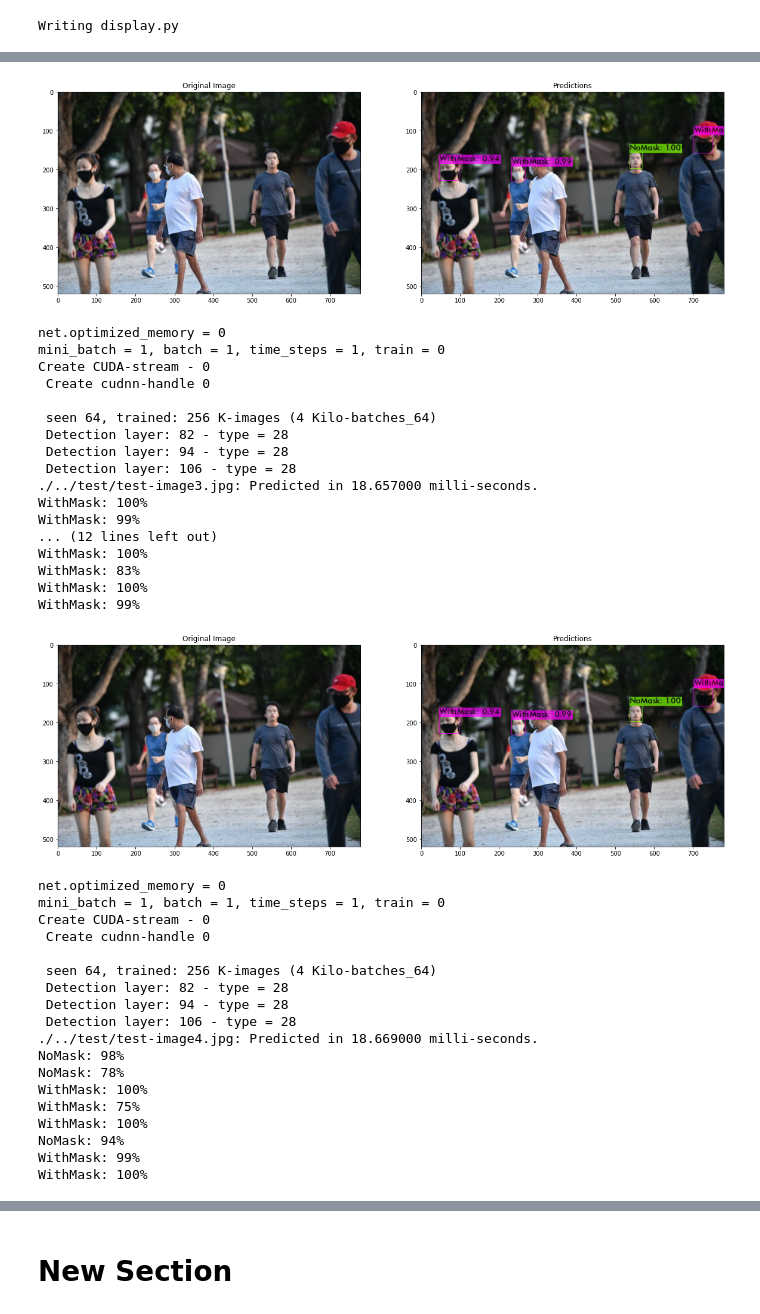
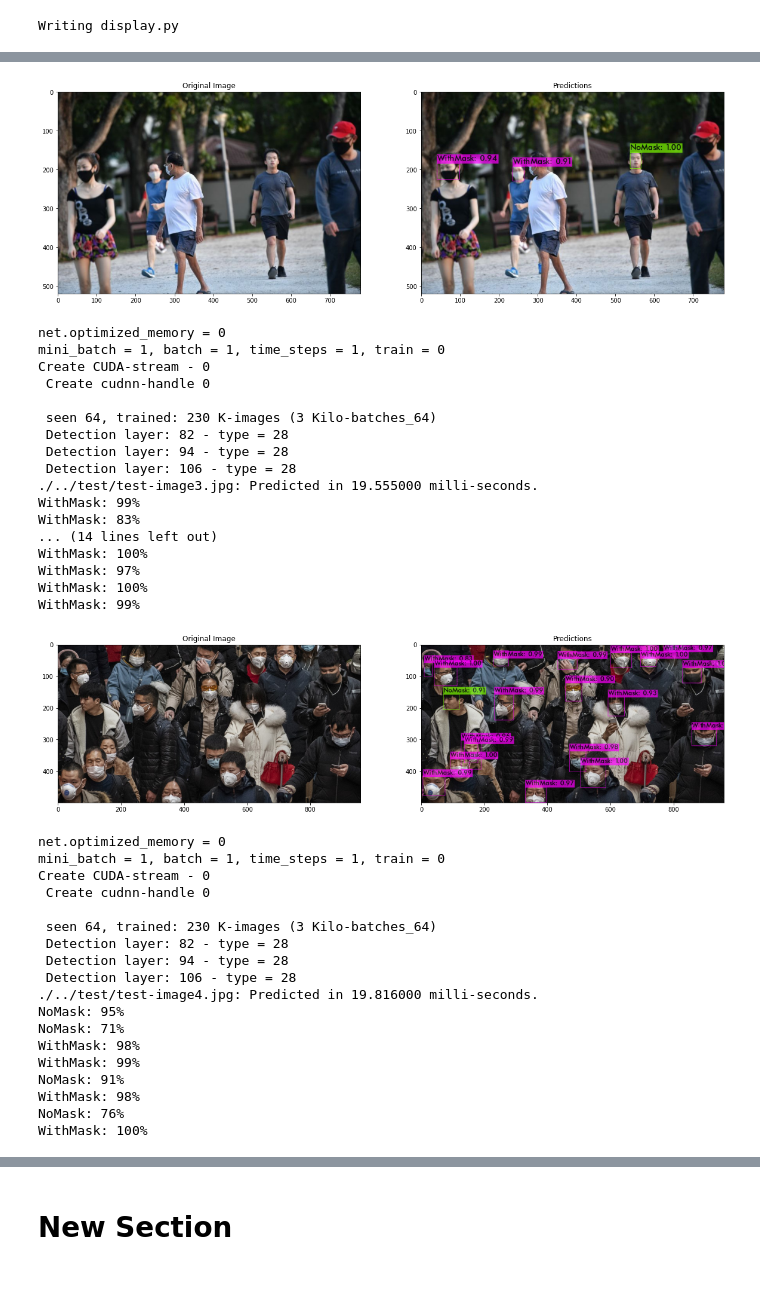
Before and after one commit to braveendran27/OCV_2_Proj3, a Jupyter notebook: Proj3_yolov3.ipynb, the cells around one changed output, grey strips where cells are left out. Saved outputs shown, nothing was run; the diff lists cells and outputs as text; code cells hidden in the pictures; blank space fills up the shorter version.

Commit message:
Updated the output to point to correct pictures

```diff
--- a/Proj3_yolov3.ipynb
+++ b/Proj3_yolov3.ipynb
@@ -144,11 +144,11 @@ display_output("./../test/test-image2.jpg","./output/test-image2_pred.jpg")
 
 !./../darknet/darknet detector test yolov3-mask-setup.data yolov3-mask-test.cfg ./maskbackup/yolov3-mask-train_best.weights ./../test/test-image3.jpg -thresh .6 -dont_show 2>/dev/null
 !mv  predictions.jpg ./output/test-image3_pred.jpg
-display_output("./../test/test-image2.jpg","./output/test-image2_pred.jpg")
+display_output("./../test/test-image3.jpg","./output/test-image3_pred.jpg")
 
 !./../darknet/darknet detector test yolov3-mask-setup.data yolov3-mask-test.cfg ./maskbackup/yolov3-mask-train_best.weights ./../test/test-image4.jpg -thresh .6 -dont_show 2>/dev/null
 !mv  predictions.jpg ./output/test-image4_pred.jpg
-display_output("./../test/test-image2.jpg","./output/test-image2_pred.jpg")
+display_output("./../test/test-image4.jpg","./output/test-image4_pred.jpg")
 
 !./../darknet/darknet detector demo yolov3-mask-setup.data yolov3-mask-test.cfg ./maskbackup/yolov3-mask-train_best.weights ./../test/test-video1.mp4 -thresh .6 -out_filename ./output/out-vid1.avi -dont_show
 
@@ -188,37 +187,37 @@ WithMask: 65%
-[figure, old version]
+[figure, new version]
 net.optimized_memory = 0
 mini_batch = 1, batch = 1, time_steps = 1, train = 0
 Create CUDA-stream - 0
  Create cudnn-handle 0
 
- seen 64, trained: 256 K-images (4 Kilo-batches_64)
+ seen 64, trained: 230 K-images (3 Kilo-batches_64)
  Detection layer: 82 - type = 28
  Detection layer: 94 - type = 28
  Detection layer: 106 - type = 28
-./../test/test-image3.jpg: Predicted in 18.657000 milli-seconds.
+./../test/test-image3.jpg: Predicted in 19.555000 milli-seconds.
+WithMask: 99%
+WithMask: 83%
+... (14 lines left out)
+WithMask: 100%
+WithMask: 97%
 WithMask: 100%
 WithMask: 99%
-... (12 lines left out)
-WithMask: 100%
-WithMask: 83%
-WithMask: 100%
-WithMask: 99%
-[figure, old version]
+[figure, new version]
 net.optimized_memory = 0
 mini_batch = 1, batch = 1, time_steps = 1, train = 0
 Create CUDA-stream - 0
  Create cudnn-handle 0
 
- seen 64, trained: 256 K-images (4 Kilo-batches_64)
+ seen 64, trained: 230 K-images (3 Kilo-batches_64)
  Detection layer: 82 - type = 28
  Detection layer: 94 - type = 28
  Detection layer: 106 - type = 28
-./../test/test-image4.jpg: Predicted in 18.669000 milli-seconds.
-NoMask: 98%
-NoMask: 78%
+./../test/test-image4.jpg: Predicted in 19.816000 milli-seconds.
+NoMask: 95%
+NoMask: 71%
+WithMask: 98%
+WithMask: 99%
+NoMask: 91%
+WithMask: 98%
+NoMask: 76%
 WithMask: 100%
-WithMask: 75%
-WithMask: 100%
-NoMask: 94%
-WithMask: 99%
-WithMask: 100%
```
Also changed, not shown: parts of 5 cells of this notebook.
